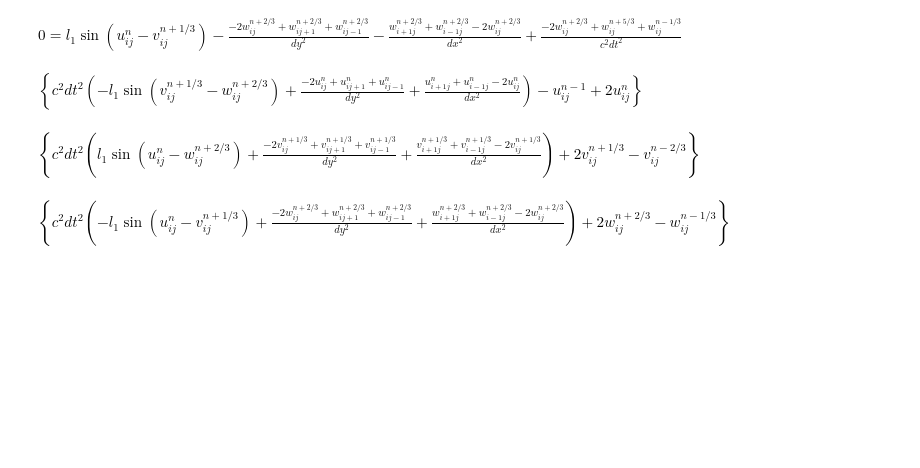
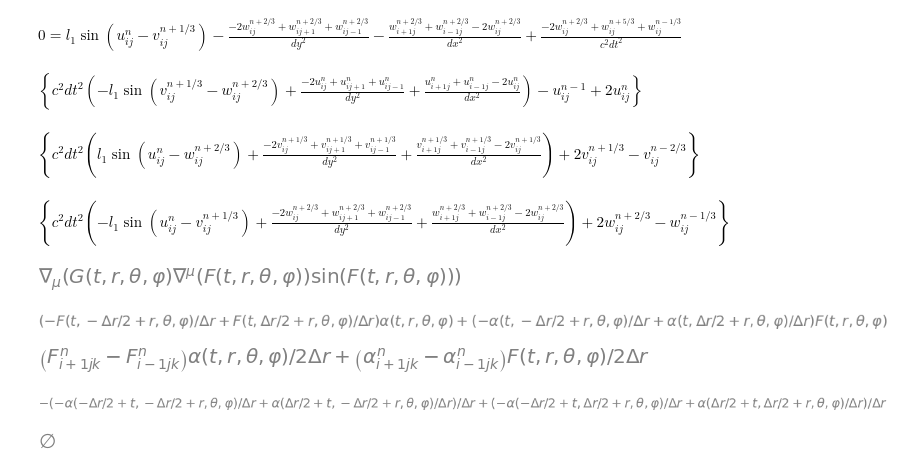
Before and after one commit to kezada94/MultiGPU-PDE-Solver, a Jupyter notebook: Untitleddd.ipynb, the cells around one changed output. Saved outputs shown, nothing was run; the diff lists cells and outputs as text; code cells hidden in the pictures; blank space fills up the shorter version.

```diff
--- a/Untitleddd.ipynb
+++ b/Untitleddd.ipynb
@@ -70,0 +71,78 @@ $\displaystyle \left\{c^{2} dt^{2} \left(- l_{1} \sin{\left(u^{n}_{ij} - v^{n+1/
+# %%
+from sympy import *
+init_printing()
+
+
+
+t, r, theta, phi = symbols('t, r, \\theta, \\varphi')
+dt, dr, dtheta, dphi = symbols('\\Delta{t} \\Delta{r} \\Delta\\theta \\Delta\\varphi')
+l0, l1, l2, l3 = symbols("l_0 l_1 l_2 l_3")
+l = symbols("\\lambda")
+
+def DELDEL(f, g):
+    canon = -f.diff(t)*g.diff(t) + l1*f.diff(r)*g.diff(r) + l1*f.diff(theta)*g.diff(theta) + l2*f.diff(phi)*g.diff(phi)
+    return canon
+
+def BOX(f):
+    canon = -f.diff(t, 2) + l1*f.diff(r, 2) + l1*f.diff(theta, 2) + l2*f.diff(phi, 2)
+    return canon
+
+def DELf(f, g):
+    canon = -(f*g.diff(t)).diff(t) + l1*(f*g.diff(r)).diff(r)+ l1*(f*g.diff(theta)).diff(theta) + l2*(f*g.diff(phi)).diff(phi)
+    return canon
+
+n1 = Function("\\nabla_\mu")
+n2 = Function("\\nabla^\mu")
+
+n3 = Function("\\nabla_\nu")
+n4 = Function("\\nabla^\nu")
+box = Function("\Box")
+
+alfa = Function("\\alpha")(t, r, theta, phi)
+F = Function("F")(t, r, theta, phi)
+G = Function("G")(t, r, theta, phi)
+
+#test1 = (-box(alfa) + sin(alfa)*cos(alfa)*(n1(F)*n2(F) + sin(F)*sin(F)*n1(G)*n2(G)));
+with evaluate(False):
+    #test1 = (n1(alfa)*n2(F))**2
+    #test1 = sin(alfa)*cos(alfa)*sin(F)**2*((n1(alfa)*n2(alfa))*(n3(F)*n4(F)) - (n1(alfa)*n2(F))**2 )
+#     test1 = (box(alfa)+sin(alfa)*cos(alfa)*(n1(F)*n2(F) + sin(F)**2*(n1(G)*n2(G)))) + l*(
+#         sin(alfa)*cos(alfa)*((n1(alfa)*n2(alfa))*(n3(F)*n4(F)) - (n1(alfa)*n2(F))**2) +
+#         sin(alfa)*cos(alfa)*sin(F)**2*((n1(alfa)*n2(alfa))*(n3(G)*n4(G)) - (n1(alfa)*n2(G))**2) +
+#         2*sin(alfa)**3*cos(alfa)*sin(F)**2*((n1(F)*n2(F))*(n3(G)*n4(G)) - (n1(F)*n2(G))**2) -
+#         n1(sin(alfa)**2*(n3(F)*n4(F))*n2(alfa))+n1(sin(alfa)**2*(n3(alfa)*n4(F))*n2(F)) -
+#         n1(sin(alfa)**2*sin(F)**2*(n3(G)*n4(G))*n2(alfa))+n1(sin(alfa)**2*sin(F)**2*(n3(alfa)*n4(G))*n2(G)) )
+
+    test1 = (box(alfa)+sin(alfa)*cos(alfa)*(n1(F)*n2(F) + sin(F)**2*(n1(G)*n2(G)))) + l*(
+         sin(alfa)*cos(alfa)*((n1(alfa)*n2(alfa))*(n3(F)*n4(F)) - (n1(alfa)*n2(F))**2) +
+         sin(alfa)*cos(alfa)*sin(F)**2*((n1(alfa)*n2(alfa))*(n3(G)*n4(G)) - (n1(alfa)*n2(G))**2) +
+         2*sin(alfa)**3*cos(alfa)*sin(F)**2*((n1(F)*n2(F))*(n3(G)*n4(G)) - (n1(F)*n2(G))**2) -
+         n1(sin(alfa)**2*(n3(F)*n4(F))*n2(alfa))+n1(sin(alfa)**2*(n3(alfa)*n4(F))*n2(F)) -
+         n1(sin(alfa)**2*sin(F)**2*(n3(G)*n4(G))*n2(alfa))+n1(sin(alfa)**2*sin(F)**2*(n3(alfa)*n4(G))*n2(G)) )
+
+    #
+test2 = n1(sin(F)*G*n2(F))
+test3 = F*alfa
+#test2 = test2.expand()
+display(test2)
+
+#display(test1)
+# %% [output]
+[figure, added]
+# %%
+fg = test3.diff(r).replace(lambda arg: arg.is_Derivative, lambda arg: arg.as_finite_difference(dr))
+display(fg)
+fh = test3.diff(r).replace(Derivative(p, q)*s, lambda p, q, s : FOD(p, q)*s)
+fh
+# %% [output]
+[figure, added]
+[figure, added]
+# %%
+kk = Derivative(Derivative(alfa, r), t)
+kk.
+kj = kk.as_finite_difference(dr)
+display(kj)
+solveset(kj, final)
+# %% [output]
+[figure, added]
+[figure, added]
```
Also changed, not shown: parts of 13 cells of this notebook, 7 other files.
